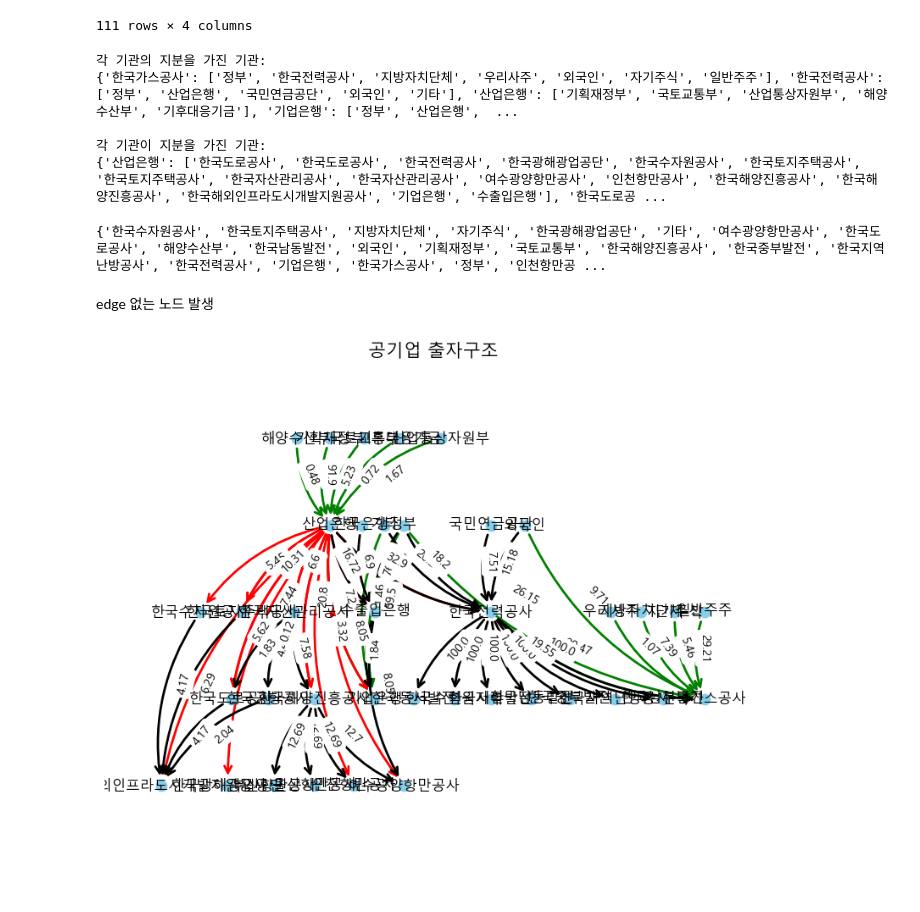
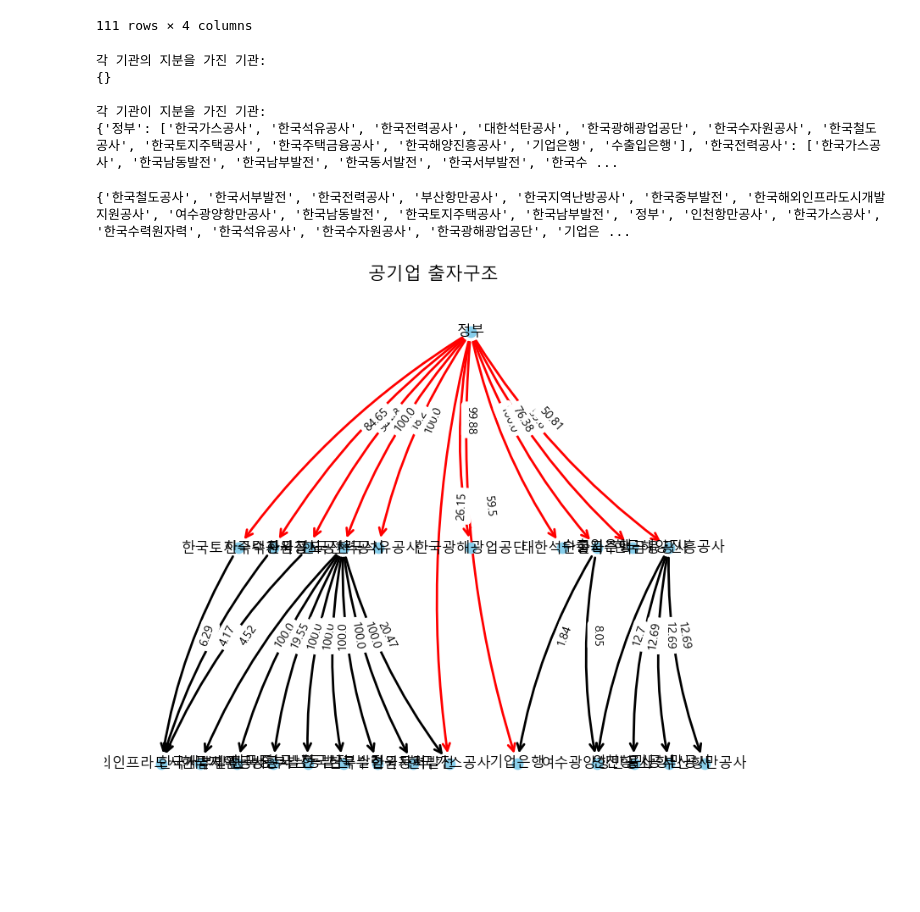
Before and after one commit to adkfjbfe/test, a Jupyter notebook: relation2.ipynb, the cells around one changed output. Cells and saved outputs as stored; diff of their text form; code cells hidden in the pictures; blank space fills up the shorter version.

Commit message:
node size adjustable, others

```diff
--- a/relation2.ipynb
+++ b/relation2.ipynb
@@ -30,7 +30,7 @@ font_name = fm.FontProperties(fname=font_path).get_name()
 plt.rc('font', family=font_name)
 plt.rcParams['axes.unicode_minus'] = False
 # %%
-UserInput = ['한국가스공사', '산업은행', '기업은행']
+UserInput = ['정부']
 # %%
 #함수 정의
 def org_owners(df, target_orgs):
@@ -62,10 +62,10 @@ print(f"각 기관의 지분을 가진 기관:\n{orgOwners}")
 print(f"\n각 기관이 지분을 가진 기관:\n{orgOwning}")
 # %% [output]
 각 기관의 지분을 가진 기관:
-{'한국가스공사': ['정부', '한국전력공사', '지방자치단체', '우리사주', '외국인', '자기주식', '일반주주'], '한국전력공사': ['정부', '산업은행', '국민연금공단', '외국인', '기타'], '산업은행': ['기획재정부', '국토교통부', '산업통상자원부', '해양수산부', '기후대응기금'], '기업은행': ['정부', '산업은행',  ...
+{}
 
 각 기관이 지분을 가진 기관:
-{'산업은행': ['한국도로공사', '한국도로공사', '한국전력공사', '한국광해광업공단', '한국수자원공사', '한국토지주택공사', '한국토지주택공사', '한국자산관리공사', '한국자산관리공사', '여수광양항만공사', '인천항만공사', '한국해양진흥공사', '한국해양진흥공사', '한국해외인프라도시개발지원공사', '기업은행', '수출입은행'], '한국도로공 ...
+{'정부': ['한국가스공사', '한국석유공사', '한국전력공사', '대한석탄공사', '한국광해광업공단', '한국수자원공사', '한국철도공사', '한국토지주택공사', '한국주택금융공사', '한국해양진흥공사', '기업은행', '수출입은행'], '한국전력공사': ['한국가스공사', '한국남동발전', '한국남부발전', '한국동서발전', '한국서부발전', '한국수 ...
 # %%
 DI = nx.DiGraph()
 
@@ -77,9 +77,8 @@ for owned in orgOwning.values():
     all_nodes.update(owned)
 DI.add_nodes_from(all_nodes)
 DI.add_nodes_from(UserInput)
-print(all_nodes)
 # %% [output]
-{'한국수자원공사', '한국토지주택공사', '지방자치단체', '자기주식', '한국광해광업공단', '기타', '여수광양항만공사', '한국도로공사', '해양수산부', '한국남동발전', '외국인', '기획재정부', '국토교통부', '한국해양진흥공사', '한국중부발전', '한국지역난방공사', '한국전력공사', '기업은행', '한국가스공사', '정부', '인천항만공 ...
+{'한국철도공사', '한국서부발전', '한국전력공사', '부산항만공사', '한국지역난방공사', '한국중부발전', '한국해외인프라도시개발지원공사', '여수광양항만공사', '한국남동발전', '한국토지주택공사', '한국남부발전', '정부', '인천항만공사', '한국가스공사', '한국수력원자력', '한국석유공사', '한국수자원공사', '한국광해광업공단', '기업은 ...
 # %%
 # 3. edges classification
 edges_userOwner = []
@@ -111,45 +108,38 @@ for owned, owner_list in orgOwners.items():
             edges_userOwns.append((owner, owned))
         else:
             orgs_notuser.append((owner, owned))
-# %% [markdown]
-edge 없는 노드 발생
 # %%
 # 4. visualization
 plt.figure(figsize=(10, 8))
 
-# DI.graph['graph'] = {'ranksep': '1.5', 'nodesep': '1.0'}
-# # G.nodes['A']['nodesep'] = '1.0'  # 노드마다 개별 설정도 가능
-# pos = nx.nx_agraph.graphviz_layout(DI, prog='dot')
+#node position
+DI.graph['graph'] = {'ranksep': '50', 'nodesep': '10'}
 
-#node position
-args_wide = '-DInodesep=1.0 -DIranksep=1.5'
 #layout
 pos = nx.nx_pydot.graphviz_layout(DI, prog='dot')
-#pos = nx.nx_pydot.graphviz_layout(DI, prog='dot', args =args_wide)
-#pos = nx.planar_layout(DI)
-#pos = nx.spring_layout(DI, k=5, iterations=50)
 
 #drawing
 nx.draw_networkx_nodes(DI, pos, node_color='skyblue', node_size=80)
 
 connect_style = 'arc3,rad=0.1'
 
 # UserInput Owning
 nx.draw_networkx_edges(DI, pos, edgelist=edges_userOwns, connectionstyle=connect_style, edge_color='green', arrowstyle='->', arrowsize=15, width=2)
 # UserInput's Owners
 nx.draw_networkx_edges(DI, pos, edgelist=edges_userOwner, connectionstyle=connect_style, edge_color='red', arrowstyle='->', arrowsize=15, width=2)
 # other orgs
 nx.draw_networkx_edges(DI, pos, edgelist=orgs_notuser, connectionstyle=connect_style, edge_color='black', arrowstyle='->', arrowsize=15, width=2)
 
 # labels
 nx.draw_networkx_labels(DI, pos, font_size=12, font_family='malgun gothic')
 
 labels = nx.get_edge_attributes(DI, 'weight')
 
 nx.draw_networkx_edge_labels(DI, pos, edge_labels=labels, label_pos=0.4, font_family = 'malgun gothic', font_size=10)
 
+
 plt.title("공기업 출자구조", fontsize=15)
 plt.axis('off')
 plt.show()
 # %% [output]
-[figure, old version]
+[figure, new version]
```
Also changed, not shown: parts of 1 cell of this notebook.
